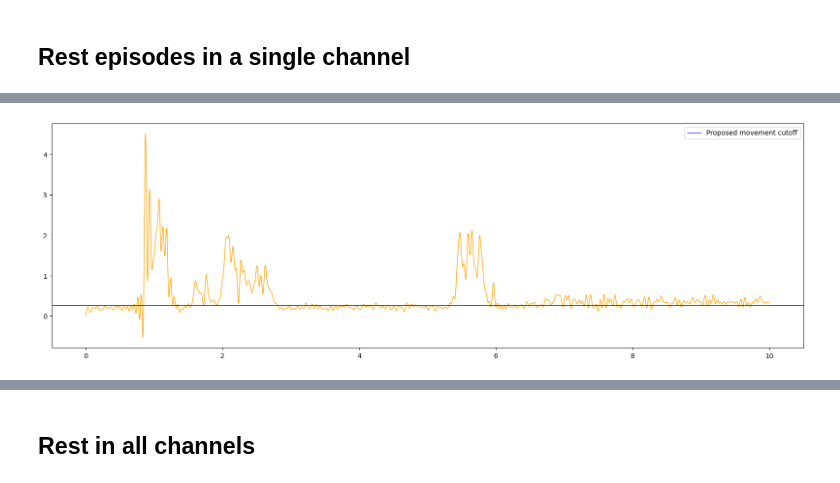
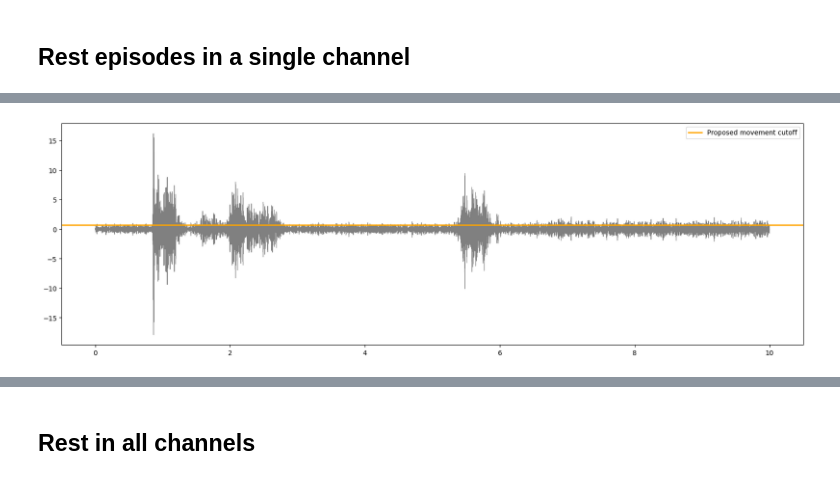
Before and after one commit to kerseviciute/movement-s1-m1, a Jupyter notebook: notebooks/05_rest.ipynb, the cells around one changed output, grey strips where cells are left out. Cells and saved outputs as stored; diff of their text form; code cells hidden in the pictures.

```diff
--- a/notebooks/05_rest.ipynb
+++ b/notebooks/05_rest.ipynb
@@ -86,11 +50,11 @@ filtered_data = np.array(filtered_data)
 # %%
-threshold = np.percentile(np.abs(filtered_data), 50)
+threshold = np.percentile(np.abs(sample_data), 85)
 # %%
 plt.figure(figsize = (20, 6))
-plt.plot(time, filtered, c = "orange", linewidth = 1)
-plt.axhline(y = threshold, color = "blue", linestyle = "-", linewidth = 0.75, label = "Proposed movement cutoff")
+plt.plot(time, (channel_data - np.mean(channel_data)) / np.std(channel_data), c = "gray", linewidth = 0.75)
+plt.axhline(y = threshold, color = "orange", linestyle = "-", linewidth = 2, label = "Proposed movement cutoff")
 plt.legend()
 plt.show()
 # %% [output]
-[figure, old version]
+[figure, new version]
 # %%
```
Also changed, not shown: parts of 9 cells of this notebook, 7 other files.
